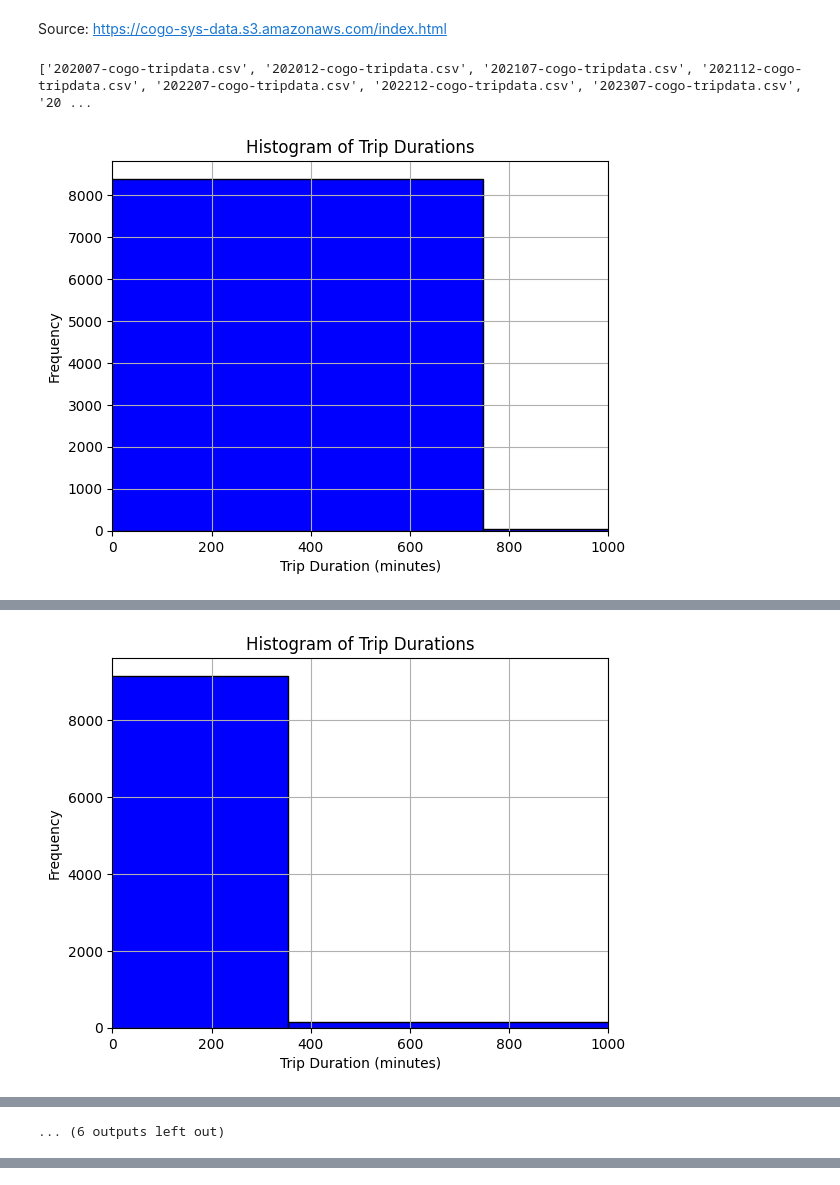
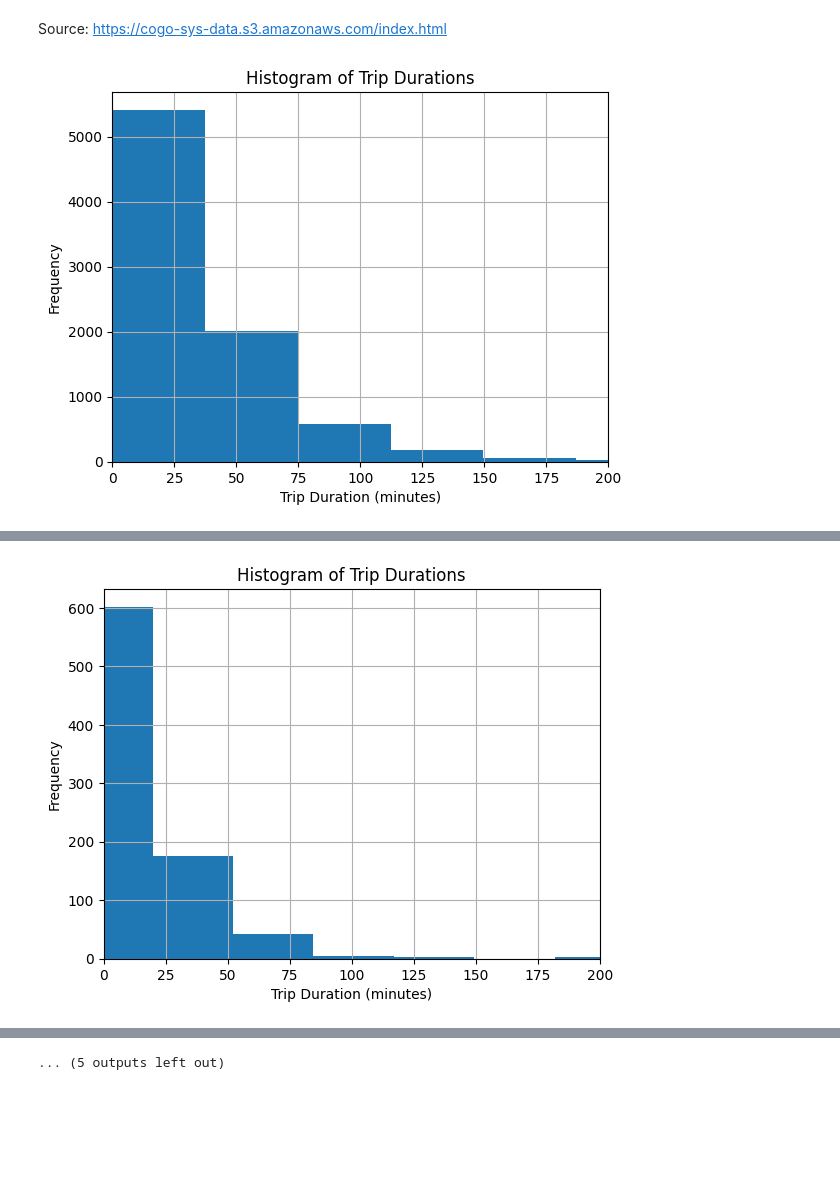
Before and after one commit to 666Xiao666/GEO877-FS24-McKenzie, a Jupyter notebook: read_clean_data.ipynb, the cells around one changed output, grey strips where cells are left out. Drawn from its saved outputs; the diff is of its cells as text; code cells hidden in the pictures; blank space fills up the shorter version.

```diff
--- a/read_clean_data.ipynb
+++ b/read_clean_data.ipynb
@@ -9,12 +9,10 @@ import matplotlib.pyplot as plt
 #reads in csv sources as df
 path = "CoGo_Bikerental_colorado_US/original_data/"
 filelist = os.listdir(path)
-print(filelist)
 
 #creates counter for entries before and after cleaning
 count_original = 0
 count_clean = 0
-trip_durations = []
 
 for f in filelist:
     source = path + f
@@ -31,61 +29,55 @@ for f in filelist:
 
     #calculates trip duration in minutes and adds value to a new attribute "trip duration"
     df["trip_duration [min]"] = ((df["ended_at"] - df["started_at"]).dt.total_seconds() / 60).astype(int)
-    trip_durations.extend(df["trip_duration [min]"])
 
-    # Plot histogram of trip durations for finding a max duration of trips
-    plt.hist(trip_durations, bins=50, color='blue', edgecolor='black')
+    hist_tripduration = df.hist(["trip_duration [min]"] , bins=1000)
     plt.title('Histogram of Trip Durations')
     plt.xlabel('Trip Duration (minutes)')
     plt.ylabel('Frequency')
-
-    # zooming into trip durations
-    plt.xlim(left=0, right=1000)
+    plt.xlim(left=0, right=200)
     plt.grid(True)
     plt.show()
 
     #filters out trips < 10 min that end at the same coordinates as they start AND trips > 10 h AND trips having no coordinate values
-    maxduration = 400
+    maxduration = 150
     minduration = 10
 
     df = df[~((df['trip_duration [min]'] < minduration) & (df['start_lat'] == df['end_lat']) & (df['start_lng'] == df['end_lng']))]
     df = df[df['trip_duration [min]'] < maxduration]
     df = df[~(df['start_lat'].isna() | df['start_lng'].isna() | df['end_lat'].isna() | df['end_lng'].isna())]
 
     #check on filtered out data
     #df_minduration = df[((df["trip_duration [min]"] < minduration) & (df['start_lat'] == df['end_lat']) & (df['start_lng'] == df['end_lng']))]
     #df_maxduration = df[df["trip_duration [min]"] >= maxduration]
     #df_nan = df[(df['start_lat'].isna() | df['start_lng'].isna() | df['end_lat'].isna() | df['end_lng'].isna())]
     #display(df_minduration.head())
     #display(df_maxduration.head())
     #display(df_nan.head()
 
     #for checking the modifications and counting total entries of cleaned data
-    #df.info()
     display(df.head())
     count_clean += len(df)
 
     #storing cleaned data
     output = "CoGo_Bikerental_colorado_US/cleaned_data/"
     f = "cleaned" + f
     storage = output + f
     df.to_csv(storage)
 
 #calculates total sum of removed entries over all datasets
 removed = count_original - count_clean
 share_removed = round((removed/count_original)*100, 3)
 
-print(f"From a total number of  {count_original} entries, {removed} entries ({share_removed} %) have been removed.")
+print(f"From a total number of {count_original} entries, {removed} entries ({share_removed} %) have been removed.")
 # %% [output]
-['202007-cogo-tripdata.csv', '202012-cogo-tripdata.csv', '202107-cogo-tripdata.csv', '202112-cogo-tripdata.csv', '202207-cogo-tripdata.csv', '202212-cogo-tripdata.csv', '202307-cogo-tripdata.csv', '20 ...
-[figure, old version]
+[figure, new version]
 |  | ride_id | rideable_type | started_at | ended_at | start_station_name | start_station_id | end_station_name | ... |
 | 0 | AC773B0F453B3EC3 | docked_bike | 2020-07-03 08:28:44 | 2020-07-03 08:58:13 | High St & King Ave | 50.0 | High St & King Ave | ... |
 | 1 | 978EEF592D58099B | electric_bike | 2020-07-09 20:45:20 | 2020-07-09 20:50:09 | Wellesley Dr & Lane Ave | 75.0 | NaN | ... |
 | 2 | 875000B920DEC99E | electric_bike | 2020-07-21 15:27:22 | 2020-07-21 15:50:45 | Schiller Park - Stewart Ave | 6.0 | Schiller Park - Stewart Ave | ... |
 | 3 | 9DCDA365946975A3 | electric_bike | 2020-07-12 15:59:35 | 2020-07-12 16:36:52 | Linden Transit Center | 105.0 | St. Stephen's Community House | ... |
 | 4 | 6090A9CD06C2E844 | electric_bike | 2020-07-11 21:42:02 | 2020-07-11 22:27:57 | Bicentennial Park | 1.0 | NaN | ... |
-[figure, old version]
+[figure, new version]
 |  | ride_id | rideable_type | started_at | ended_at | start_station_name | start_station_id | end_station_name | ... |
 | 0 | D4789C794D4BA844 | electric_bike | 2020-12-11 15:53:22 | 2020-12-11 16:04:02 | Library - Main Branch | 28.0 | North Bank Park | ... |
 | 1 | 3EBE00D79E554A29 | docked_bike | 2020-12-12 16:21:10 | 2020-12-12 16:39:27 | North Bank Park | 92.0 | North Bank Park | ... |
@@ -117 +108,0 @@ print(f"From a total number of  {count_original} entries, {removed} entries ({sh
-... (6 outputs left out)
@@ -117,0 +115 @@ print(f"From a total number of  {count_original} entries, {removed} entries ({sh
+... (5 outputs left out)
```
Also changed, not shown: parts of 1 cell of this notebook, 9 other files.
